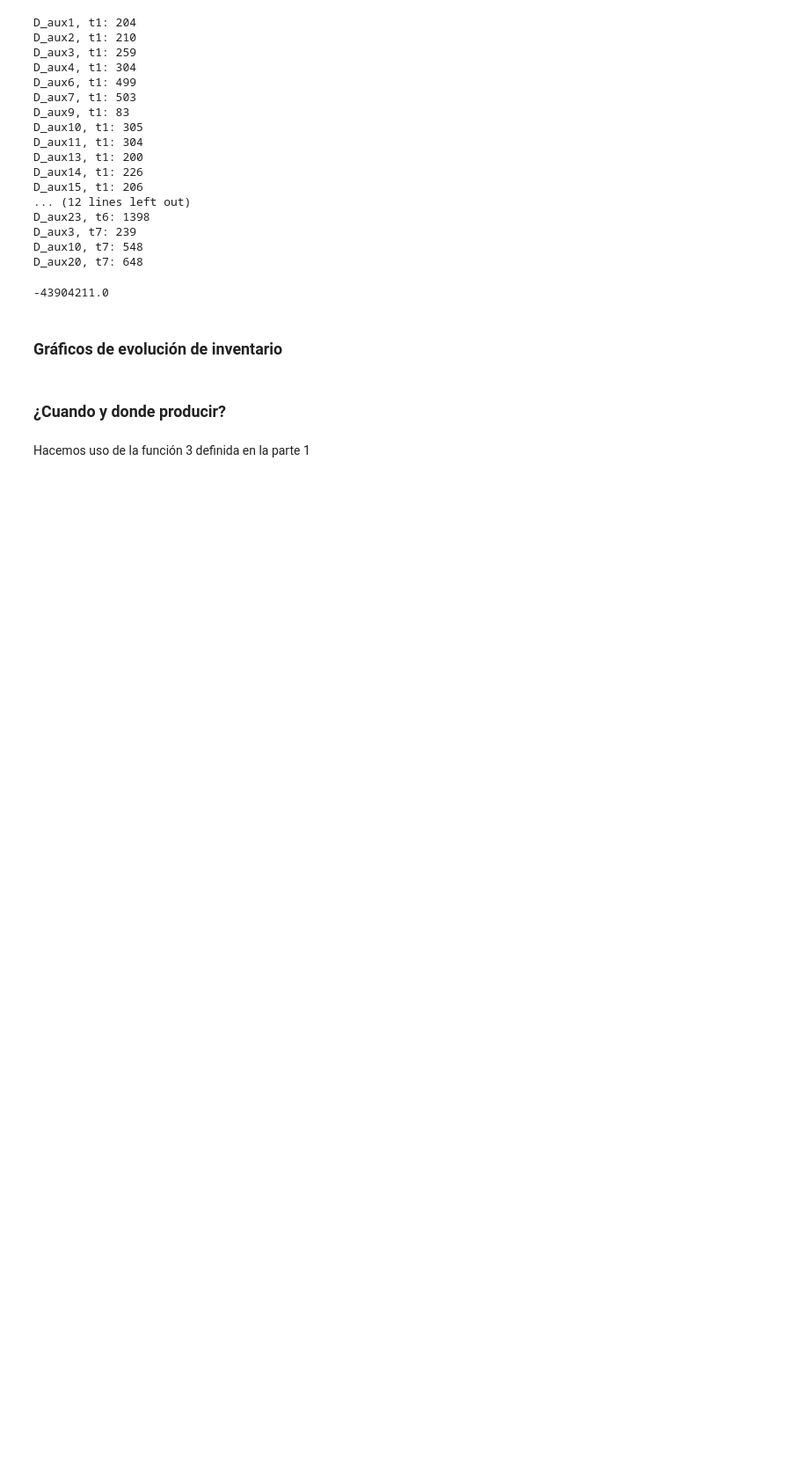
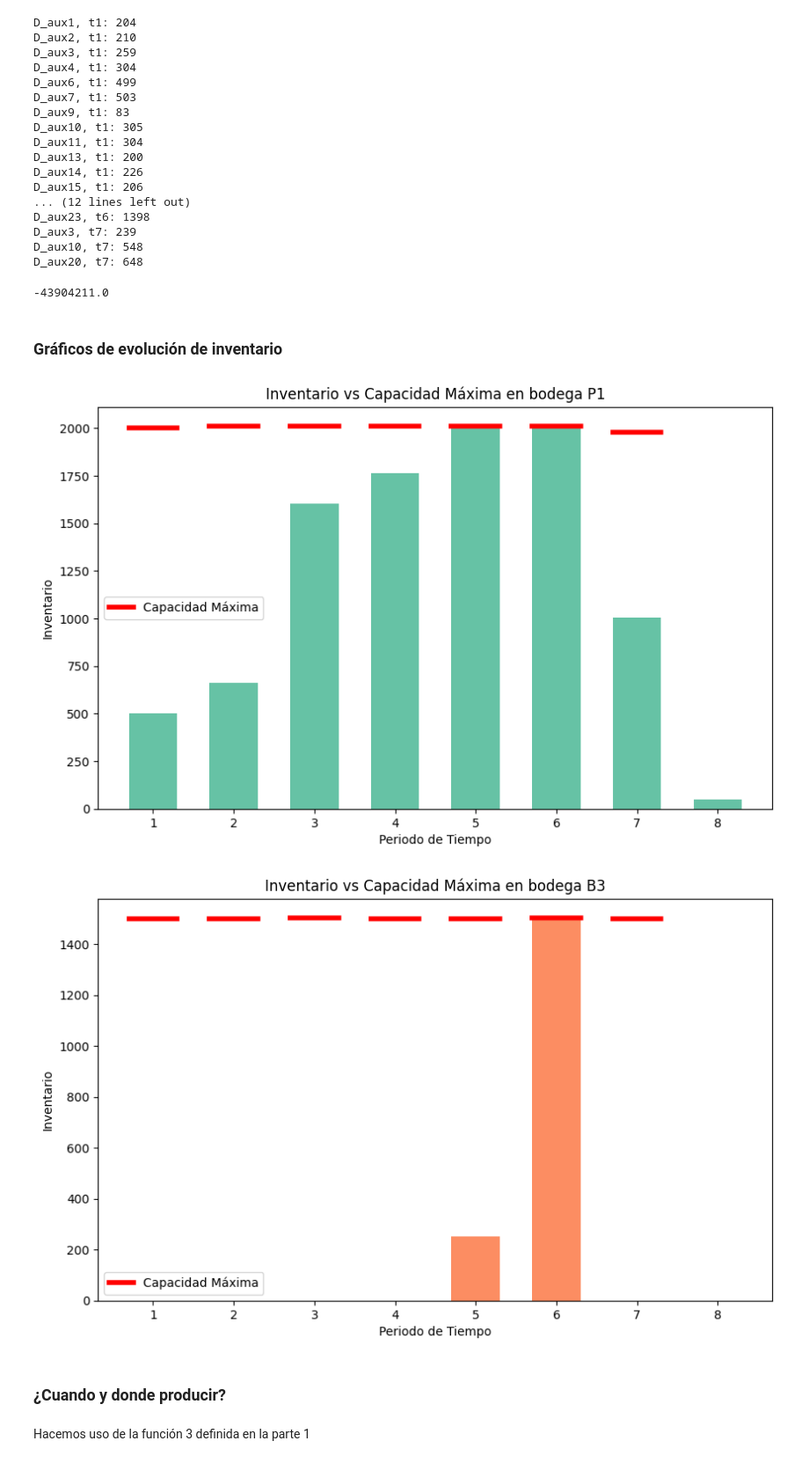
Before and after one commit to bwertheim1/tareas_flujo, a Jupyter notebook: t2_v4.ipynb, the cells around one changed output. Shown at 88% size. Drawn from its saved outputs; the diff is of its cells as text; code cells hidden in the pictures; blank space fills up the shorter version.

```diff
--- a/t2_v4.ipynb
+++ b/t2_v4.ipynb
@@ -885,7 +885,7 @@ def nivel_bodegas_extra(num_bodega: int, matriz_inventarios: pd.DataFrame):
 # %%
 # EJECUTAR ESTA CELDA PARA REVISAR UNA BODEGA ADICIONAL
 num_bodega1 = 1      # elegir aqui que numero de bodega revisar, si se quieren todas las de un tipo, poner 0
-num_bodega2 = 1
+num_bodega2 = 3
 matriz_inv = preprosecesamiento_para_bodegas(sol, 'P') # P es si quiero de las bodegas de las fabricas,
                                                        # B si quiero de las bodegas adicionales
 matriz_inv_extra = preprosecesamiento_para_bodegas(sol, 'B')
@@ -1260,6 +1260,45 @@ D_aux20, t7: 648
 -43904211.0
 # %% [markdown]
 ### Gráficos de evolución de inventario
+# %%
+import matplotlib.pyplot as plt
+
+def graficar_inventario_bodega(matriz_inventarios, capacidad_maxima, num_bodega, tipo_bodega, color_barra):
+    # Define el prefijo adecuado para el tipo de bodega ('P' para Fábrica y 'B' para Adicional)
+    nombre_bodega = f'{tipo_bodega}{num_bodega}' if num_bodega else f'Total {tipo_bodega}'
+    periodos = matriz_inventarios.columns.tolist()
+
+    # Si num_bodega es 0, sumar inventarios; de lo contrario, extraer inventario específico
+    inventarios = matriz_inventarios.loc[nombre_bodega] if num_bodega else matriz_inventarios.sum()
+
+    plt.figure(figsize=(10, 6))
+    plt.bar(periodos, inventarios, color=color_barra, label=f"Inventario {nombre_bodega}", width=0.6)
+
+    # Graficar la línea de capacidad máxima
+    for i, cap in enumerate(capacidad_maxima):
+        if str(cap).isdigit():  # Asegurarse de que la capacidad máxima es numérica
+            plt.plot([periodos[i] - 0.3, periodos[i] + 0.3], [cap, cap], color='red', linewidth=4)
+
+    # Configuración de la gráfica
+    plt.xlabel("Periodo de Tiempo")
+    plt.ylabel("Inventario")
+    plt.title(f"Inventario vs Capacidad Máxima en bodega {nombre_bodega}")
+    plt.legend(["Capacidad Máxima"])
+    plt.show()
+
+# Colores para cada tipo de bodega
+color_fabrica = '#66c2a5'
+color_extra = '#fc8d62'
+
+# Graficar inventarios de bodega de fábrica
+graficar_inventario_bodega(matriz_inv, capacidad_almacenaje.loc[f'P{num_bodega1}'].tolist() + [""], num_bodega1, 'P', color_fabrica)
+
+# Graficar inventarios de bodega adicional
+#Si queremos graficar otras bodegas, llamar a la función 2 nuevamente con otros numeros
+graficar_inventario_bodega(matriz_inv_extra, capacidad_almacenaje_adicional.loc[f'B{num_bodega2}'].tolist() + [""], num_bodega2, 'B', color_extra)
+# %% [output]
+[figure, added]
+[figure, added]
 # %% [markdown]
 ### ¿Cuando y donde producir?
 # %% [markdown]
```
Also changed, not shown: parts of 3 cells of this notebook.
